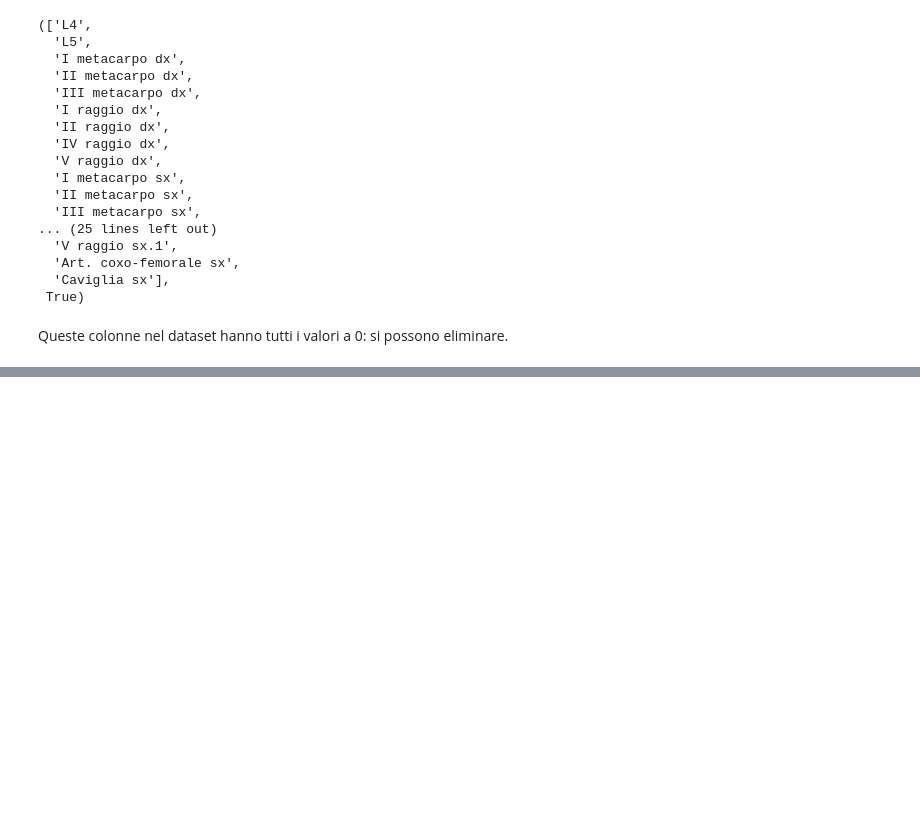
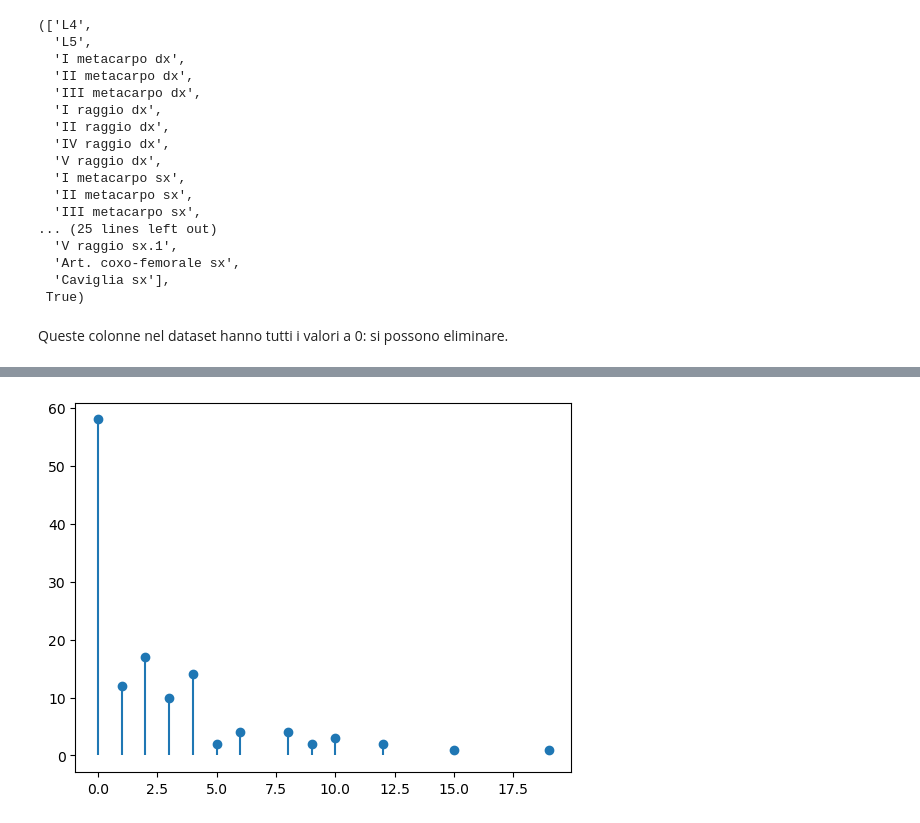
Before and after one commit to chrfum/one-class_classifier, a Jupyter notebook: run-over_classifier/codes/run-over.ipynb, the cells around one changed output, grey strips where cells are left out. Saved outputs shown, nothing was run; the diff lists cells and outputs as text; code cells hidden in the pictures; blank space fills up the shorter version.

```diff
--- a/run-over_classifier/codes/run-over.ipynb
+++ b/run-over_classifier/codes/run-over.ipynb
@@ -161,0 +195,4 @@ Queste colonne nel dataset hanno tutti i valori a 0: si possono eliminare.
+# %%
+freq_vlines(X, 'Tot Addome')
+# %% [output]
+[figure, added]
```
Also changed, not shown: parts of 7 cells of this notebook.
